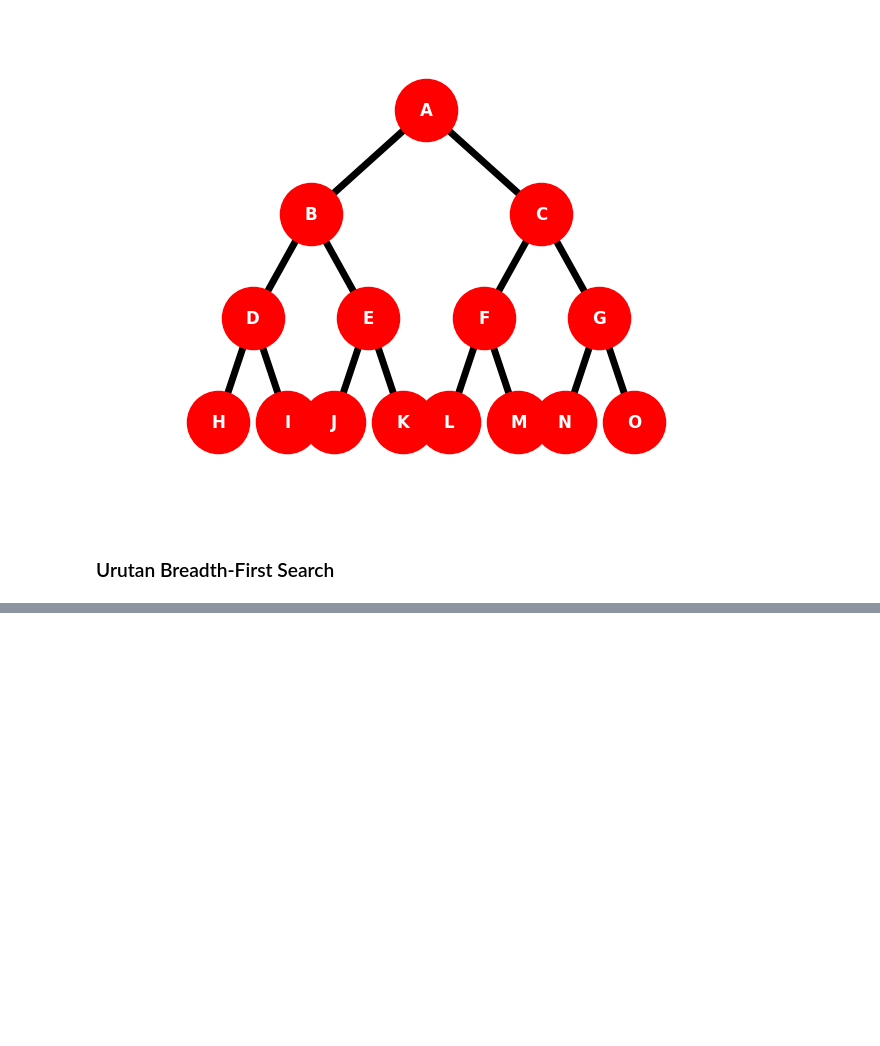
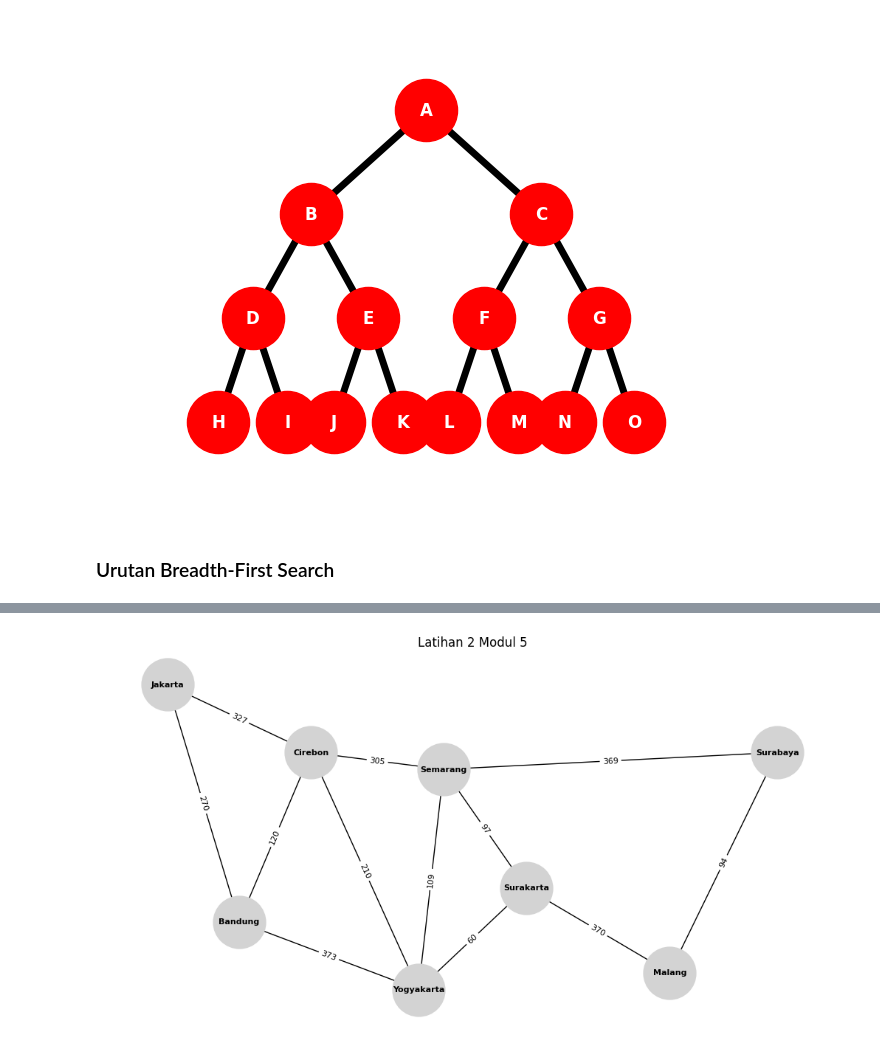
Before and after one commit to JinggaJilca/DKA-Praktikum, a Jupyter notebook: praktikum-5/bfs.ipynb, the cells around one changed output, grey strips where cells are left out. Cells and saved outputs as stored; diff of their text form; code cells hidden in the pictures; blank space fills up the shorter version.

```diff
--- a/praktikum-5/bfs.ipynb
+++ b/praktikum-5/bfs.ipynb
@@ -94,0 +257,73 @@ Urutan node yang dikunjungi:
+# %%
+import networkx as nx
+import matplotlib.pyplot as plt
+
+#Membuat wadah kosong untuk graph undirected
+G_undirected = nx.Graph()
+
+# Inisialisasi Weight tiap node
+edge_weight_data = [
+    ('Jakarta', 'Cirebon', 327),
+    ('Jakarta','Bandung', 270),
+    ('Cirebon','Bandung', 120),
+    ('Cirebon','Semarang', 305),
+    ('Cirebon', 'Yogyakarta', 210),
+    ('Bandung','Yogyakarta', 373),
+    ('Semarang','Surabaya', 369),
+    ('Semarang','Surakarta', 97),
+    ('Semarang','Yogyakarta', 109),
+    ('Yogyakarta','Surakarta', 60),
+    ('Surakarta','Malang', 370),
+    ('Malang','Surabaya', 94)
+]
+
+#Membuat daftar untuk agar saling terhubung
+G_undirected.add_weighted_edges_from(edge_weight_data)
+
+#Menentukan posisi sesuai gambar menggunakan koordinat
+# maks y = 10
+
+pos = {
+    'Jakarta': (1, 10),
+    'Bandung': (3, 3),
+    'Cirebon': (5, 8),
+    'Yogyakarta': (8, 1),
+    'Semarang': (8.7, 7.5),
+    'Surakarta': (11, 4),
+    'Malang': (15, 1.5),
+    'Surabaya': (18, 8),
+
+}
+
+#Set ukuran framenya
+plt.figure(figsize=(10, 5))
+
+#Menggambar node
+nx.draw(G_undirected, pos,
+            with_labels=True,
+            node_color='lightgrey',
+            node_shape='o',
+            node_size=2500,
+            font_size=8,
+            font_weight='bold',
+            edge_color='black',
+            linewidths=2)
+
+#Data weight
+edge_labels = nx.get_edge_attributes(G_undirected, 'weight')
+
+#Tulisan bobot pada edges
+nx.draw_networkx_edge_labels(G_undirected, pos, edge_labels=edge_labels, font_size=8)
+
+plt.title("Latihan 2 Modul 5")
+plt.axis('off')
+plt.show()
+
+# JAWABAN
+print("Urutan node yang dikunjungi:")
+i = 1
+for nodes in nx.bfs_edges(G_undirected, source='Bandung'):
+  print(f"{i}. {nodes[0]} - {nodes[1]}")
+  i  += 1
+# %% [output]
+[figure, added]
```
Also changed, not shown: parts of 7 cells of this notebook, 2 other files.
